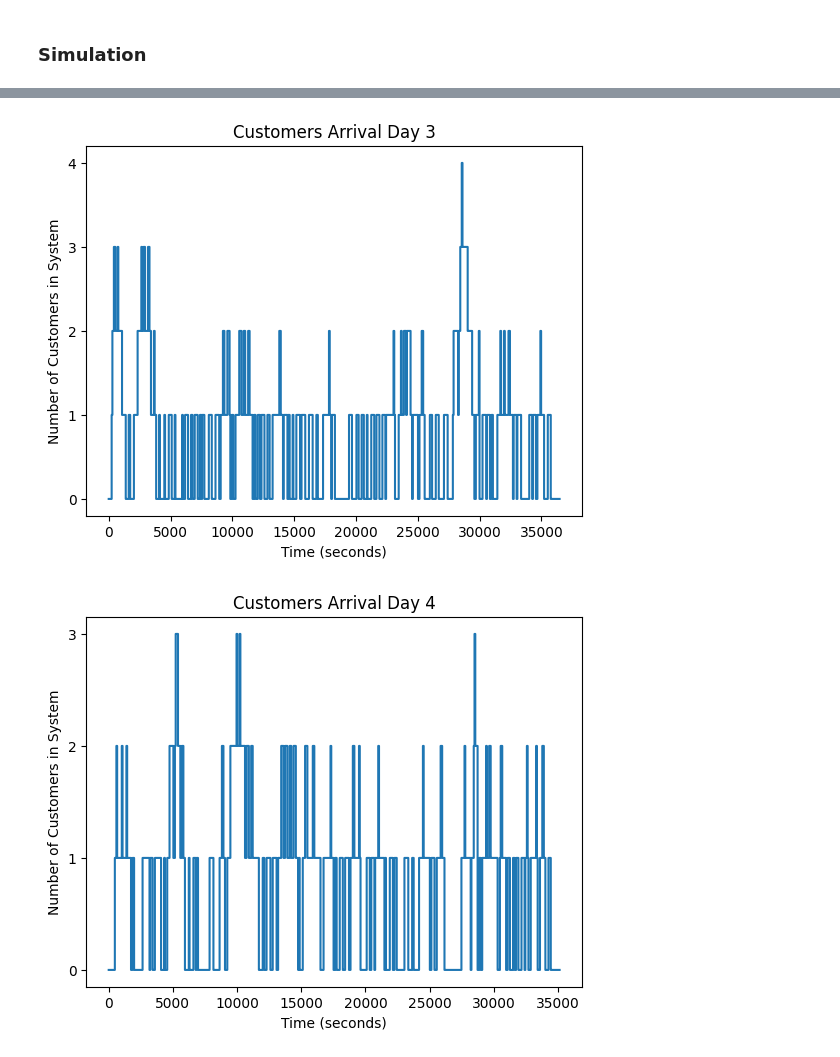
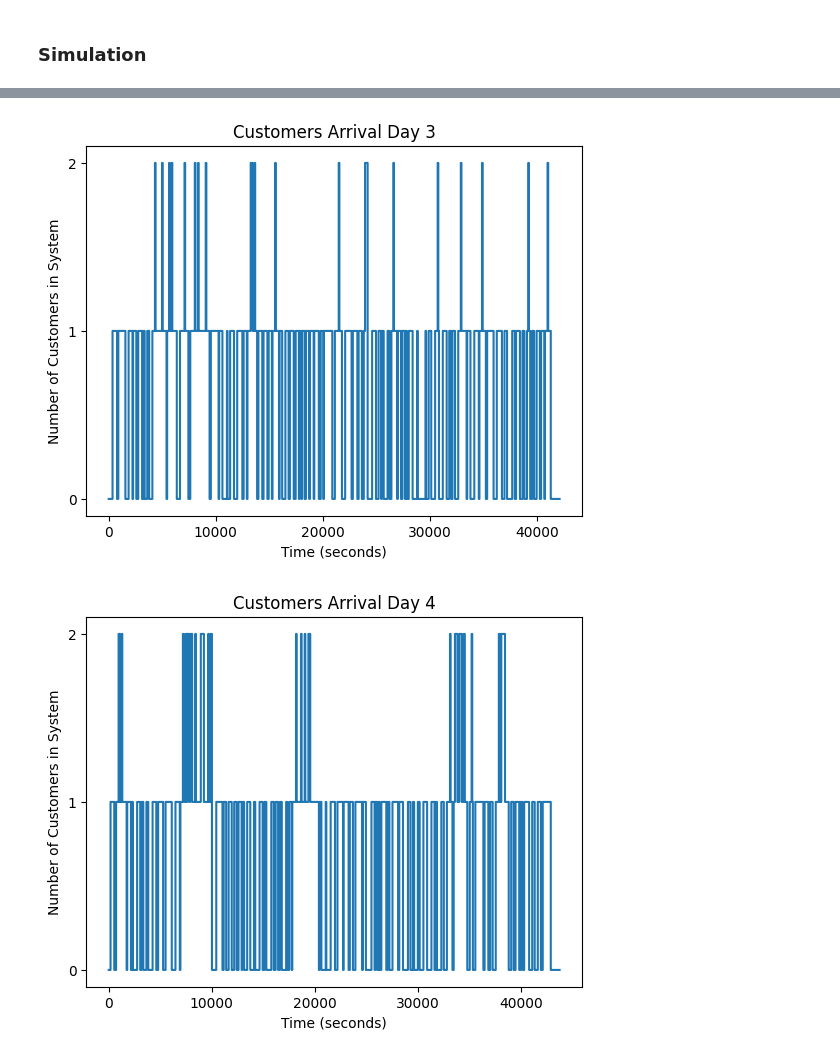
Before and after one commit to alfiannajih/single-server-queue, a Jupyter notebook: singleServerQueue.ipynb, the cells around one changed output, grey strips where cells are left out. Cells and saved outputs as stored; diff of their text form; code cells hidden in the pictures.

```diff
--- a/singleServerQueue.ipynb
+++ b/singleServerQueue.ipynb
@@ -94,8 +94,8 @@ serv_util = np.zeros(total_simulation)
 waiting_arr = np.zeros(total_simulation)
 
 for i in range(total_simulation):
-    next_arr_time = np.random.poisson(6, target_cust).astype(int) * 60
-    service_time = np.random.normal(4, 2, target_cust).astype(int) * 60
+    next_arr_time = np.random.poisson(7, target_cust).astype(int) * 60
+    service_time = np.random.normal(5, 2, target_cust).astype(int) * 60
 
     queue1 = QueueSim(next_arr_time, service_time, target_cust)
     queue1.simulation()
@@ -112,2 +112,2 @@ for i in range(total_simulation):
-[figure, old version]
+[figure, new version]
-[figure, old version]
+[figure, new version]
```
Also changed, not shown: parts of 3 cells of this notebook.
